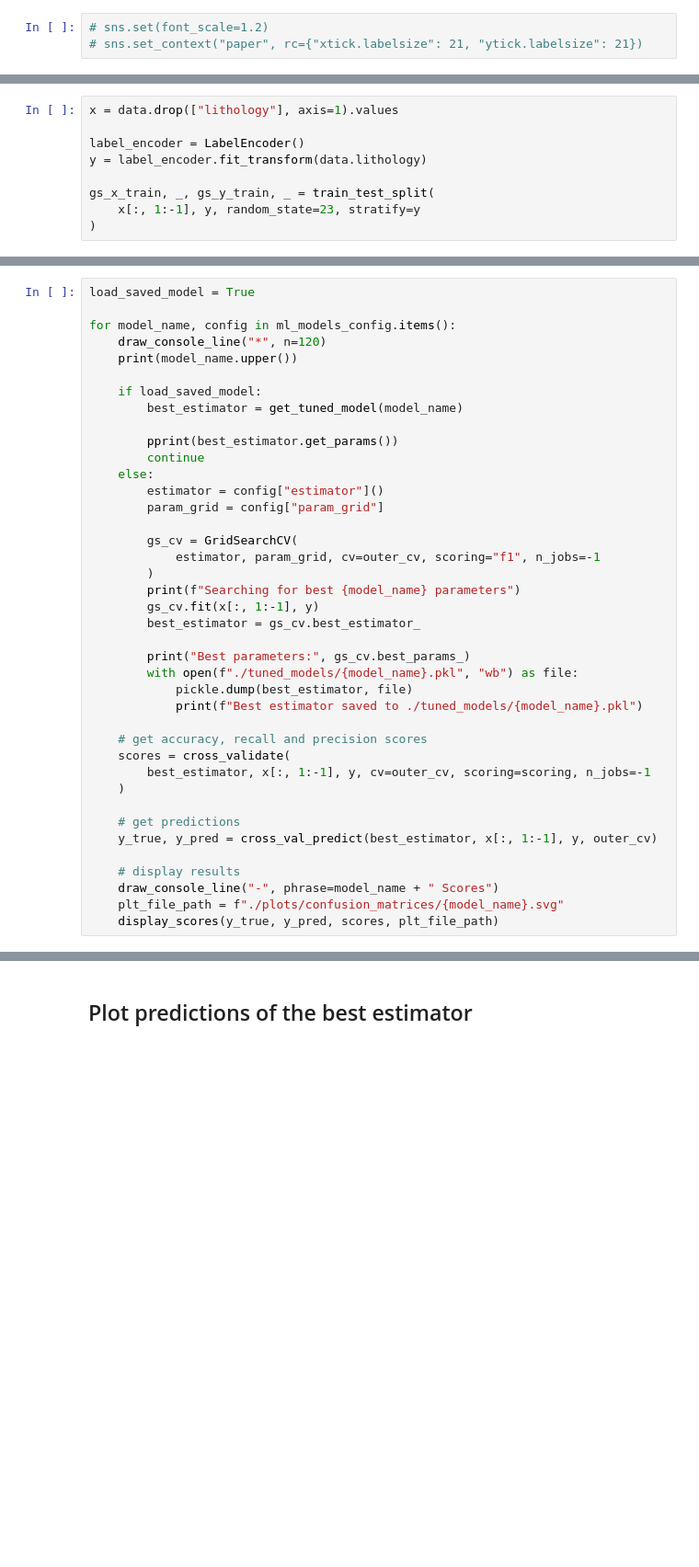
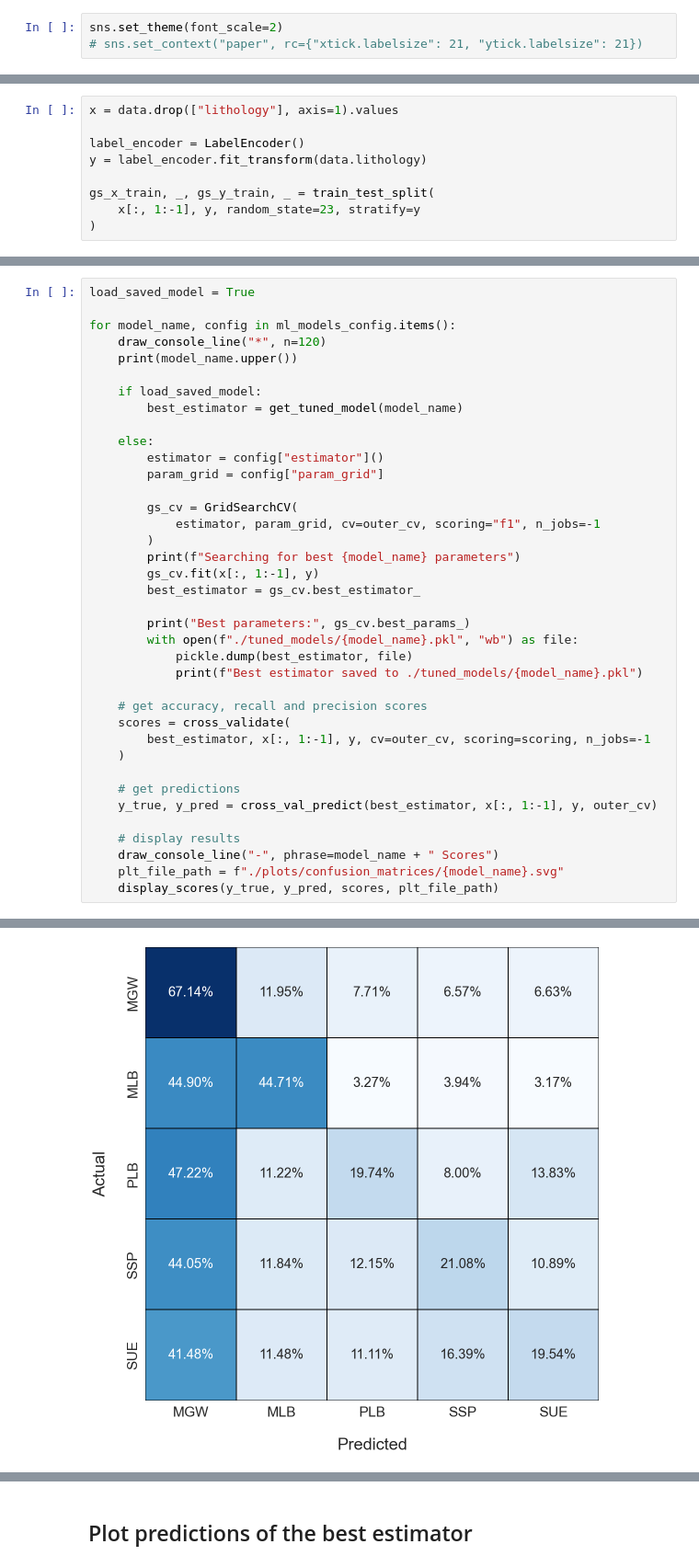
Before and after one commit to stevenyirenkyi/bosumtwi, a Jupyter notebook: gs_cv.ipynb, the cells around one changed output, grey strips where cells are left out. Shown at 92% size. Saved outputs shown, nothing was run; the diff lists cells and outputs as text; blank space fills up the shorter version.

```diff
--- a/gs_cv.ipynb
+++ b/gs_cv.ipynb
@@ -39,4 +35,4 @@ from matplotlib.colors import ListedColormap
 # %%
-# sns.set(font_scale=1.2)
+sns.set_theme(font_scale=2)
 # sns.set_context("paper", rc={"xtick.labelsize": 21, "ytick.labelsize": 21})
 # %%
@@ -329,8 +262,6 @@ for model_name, config in ml_models_config.items():
     if load_saved_model:
         best_estimator = get_tuned_model(model_name)
 
-        pprint(best_estimator.get_params())
-        continue
     else:
         estimator = config["estimator"]()
         param_grid = config["param_grid"]
@@ -379,0 +307 @@ LOGISTIC REGRESSION
+[figure, added]
```
Also changed, not shown: parts of 8 cells of this notebook.
